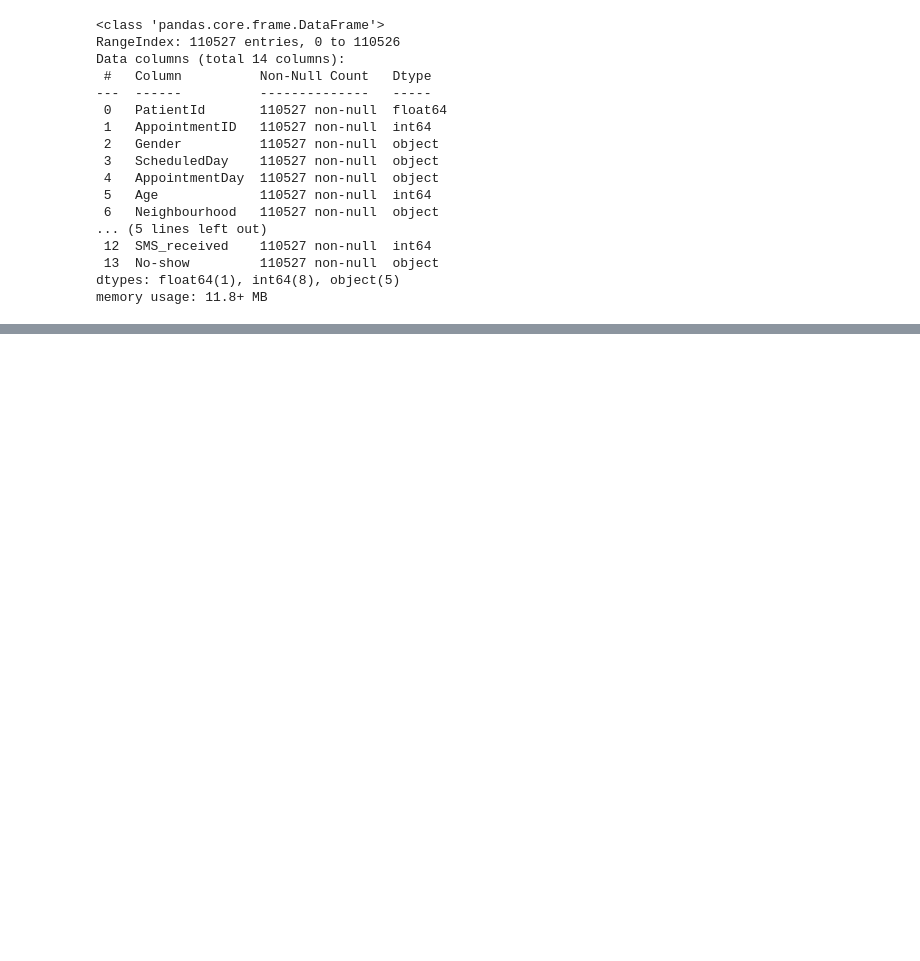
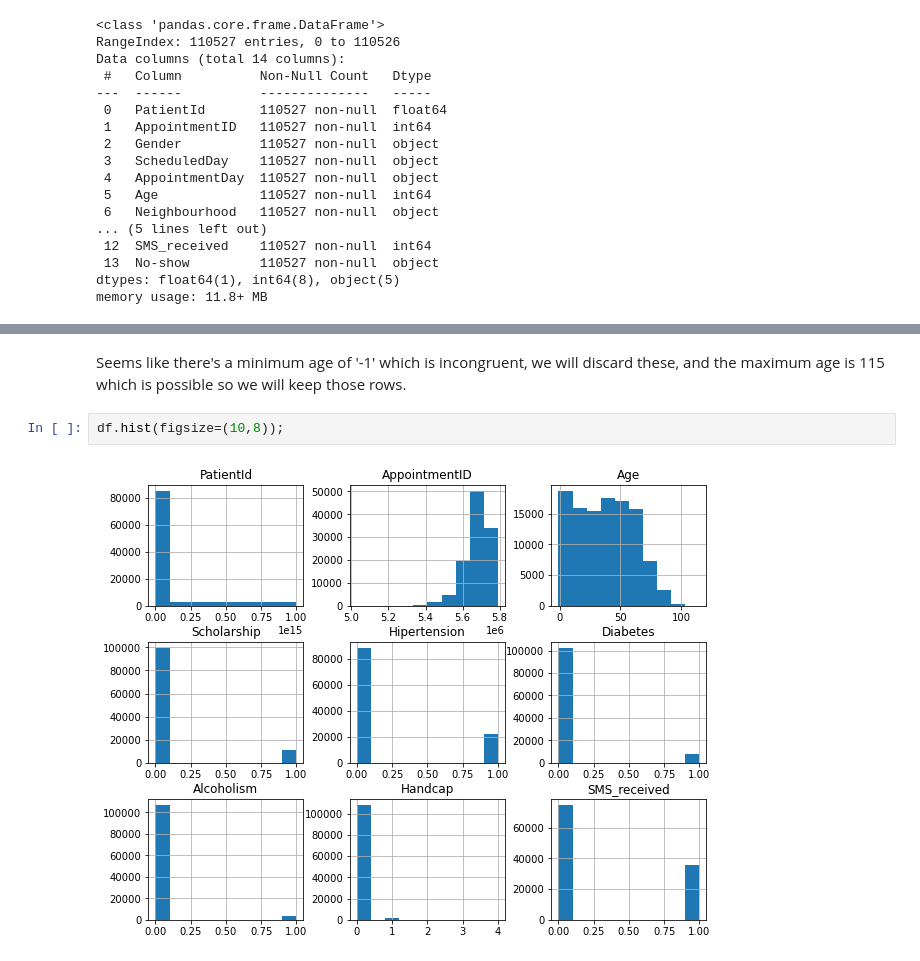
Before and after one commit to jlvalport/Medical-appointments-analysis, a Jupyter notebook: No-show Medical Appointments Analysis.ipynb, the cells around one changed output, grey strips where cells are left out. Saved outputs shown, nothing was run; the diff lists cells and outputs as text; blank space fills up the shorter version.

```diff
--- a/No-show Medical Appointments Analysis.ipynb
+++ b/No-show Medical Appointments Analysis.ipynb
@@ -74,0 +103,6 @@ memory usage: 11.8+ MB
+# %% [markdown]
+Seems like there's a minimum age of '-1' which is incongruent, we will discard these, and the maximum age is 115 which is possible so we will keep those rows.
+# %%
+df.hist(figsize=(10,8));
+# %% [output]
+[figure, added]
```
Also changed, not shown: parts of 59 cells of this notebook.
